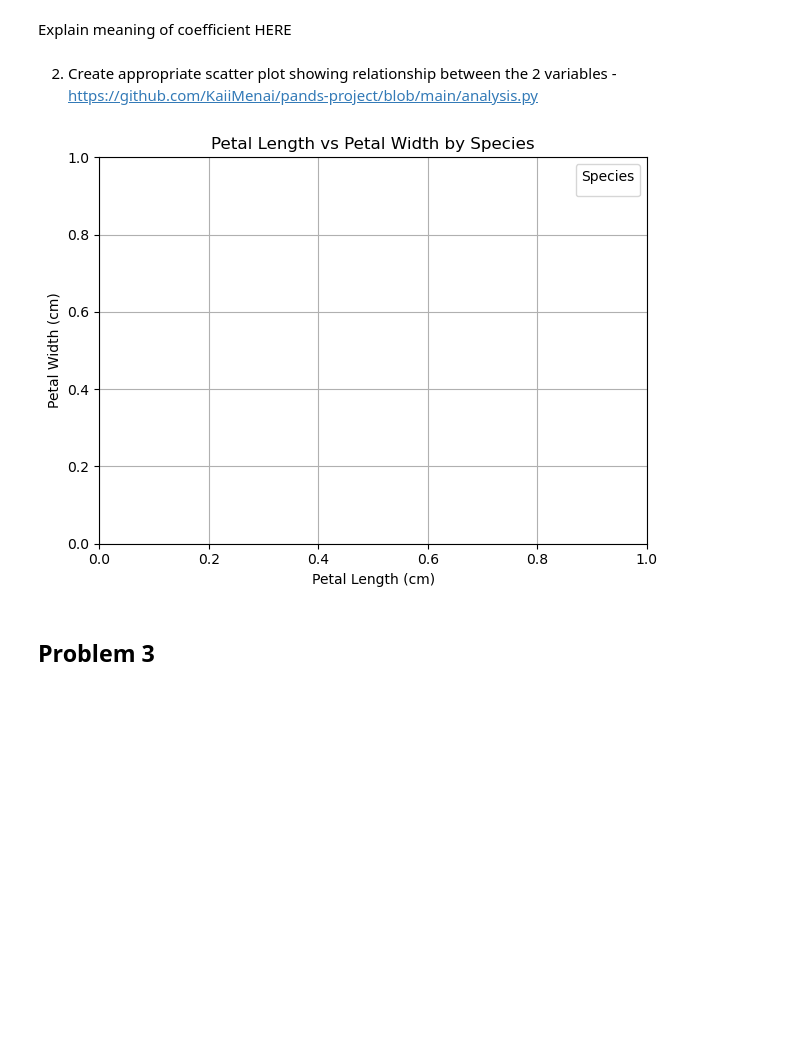
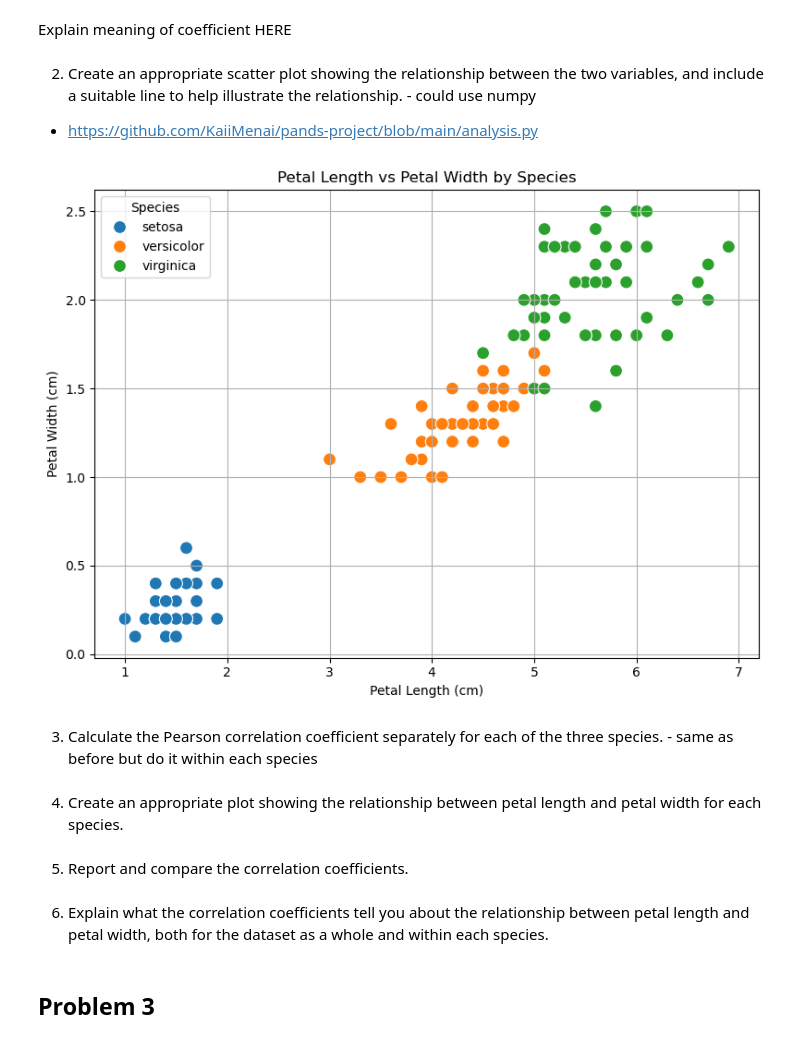
Before and after one commit to KaiiMenai/applied-statistics, a Jupyter notebook: problems.ipynb, the cells around one changed output. Saved outputs shown, nothing was run; the diff lists cells and outputs as text; code cells hidden in the pictures; blank space fills up the shorter version.

Commit message:
plot corrections  for scatterplot and explaining the pearsons coefficient

```diff
--- a/problems.ipynb
+++ b/problems.ipynb
@@ -348,21 +338,35 @@ Petal Length and Petal Width Pearson's Correlation Coefficient: 0.9628
 # %% [markdown]
 Explain meaning of coefficient HERE
 # %% [markdown]
-2. Create appropriate scatter plot showing relationship between the 2 variables - https://github.com/KaiiMenai/pands-project/blob/main/analysis.py
+2. Create an appropriate scatter plot showing the relationship between the two variables, and include a suitable line to help illustrate the relationship. - could use numpy
+ - https://github.com/KaiiMenai/pands-project/blob/main/analysis.py
 # %%
-# Scatter plot for petal length vs width
-sns.scatterplot(ax=axes[1], data=df[df['species'].notnull()], x='petal_length', y='petal_width', s=100)
+# Scatter plot for petal length vs width by species
+plt.figure(figsize=(8, 6))
+
+sns.scatterplot( data=df, x='petal_length', y='petal_width', hue='species', s=100)
+
+# Add titles, labels, and legend
 plt.title('Petal Length vs Petal Width by Species')
 plt.xlabel('Petal Length (cm)')
 plt.ylabel('Petal Width (cm)')
 plt.legend(title="Species")
 plt.grid(True)
 
+#Print and save the scatter plot
 plt.tight_layout()
 plt.savefig('scatterplot_by_species.png')
 plt.show()
 # %% [output]
-[figure, old version]
+[figure, new version]
+# %% [markdown]
+3. Calculate the Pearson correlation coefficient separately for each of the three species. - same as before but do it within each species
+# %% [markdown]
+4. Create an appropriate plot showing the relationship between petal length and petal width for each species.
+# %% [markdown]
+5. Report and compare the correlation coefficients.
+# %% [markdown]
+6. Explain what the correlation coefficients tell you about the relationship between petal length and petal width, both for the dataset as a whole and within each species.
 # %% [markdown]
 ## Problem 3
 # %% [markdown]
```
Also changed, not shown: parts of 3 cells of this notebook, 1 other file.
